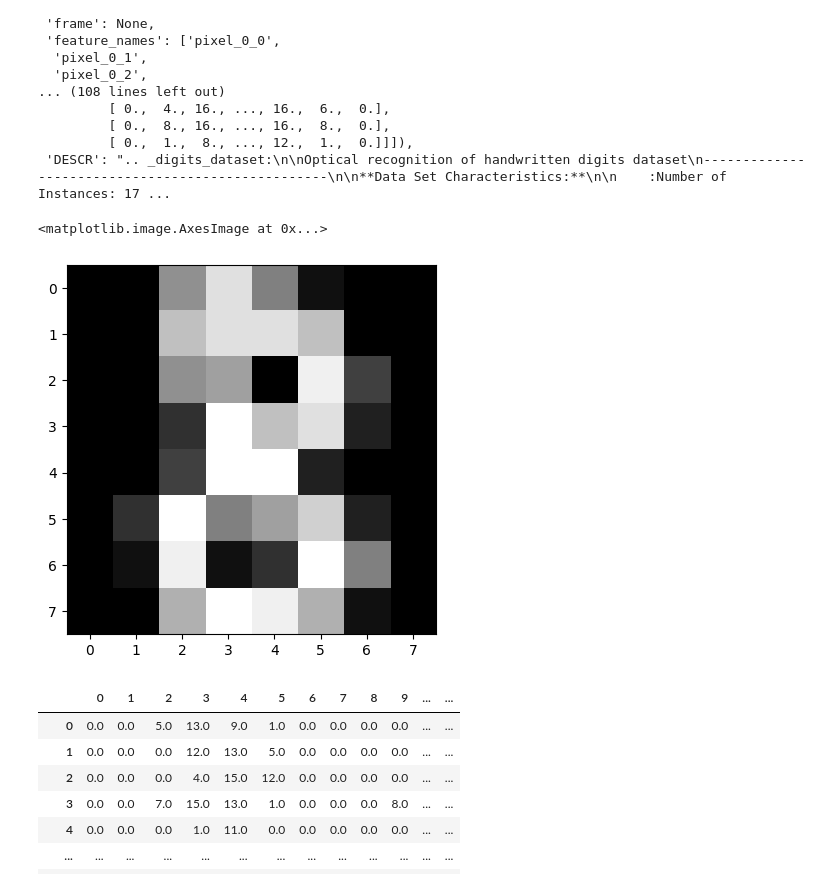
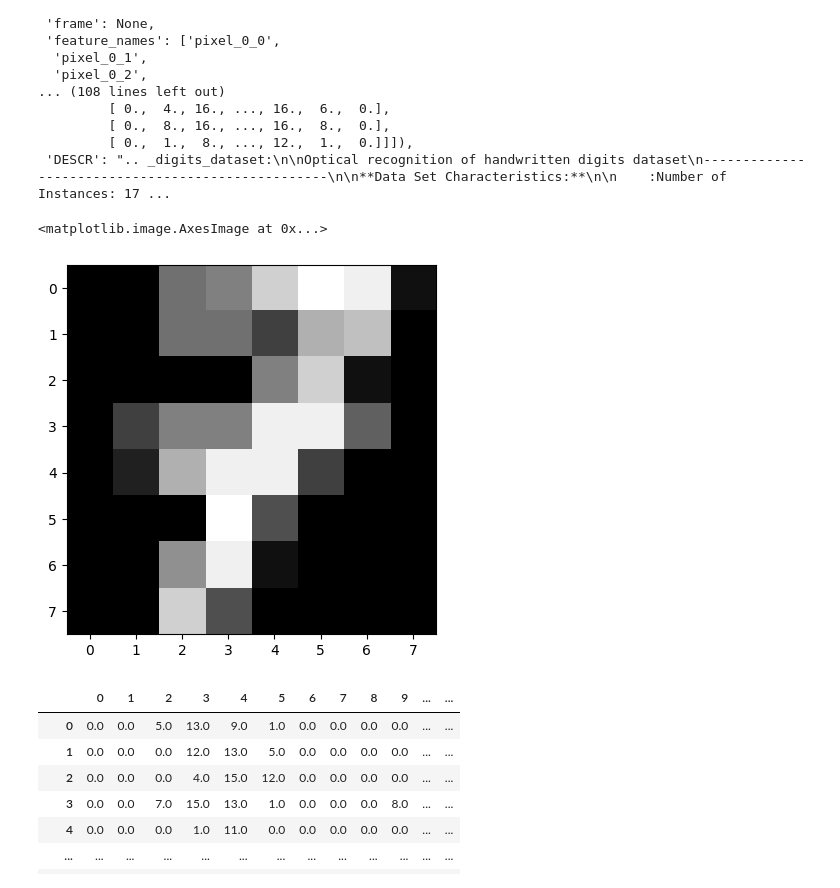
Before and after one commit to aarnab123/using-PCA-dimensionality-reduction, a Jupyter notebook: digits_detection_PCA_ANN_CNN.ipynb, the cells around one changed output. Drawn from its saved outputs; the diff is of its cells as text; code cells hidden in the pictures.

Commit message:
Kaggle Notebook | Digits_detection_PCA_ANN_CNN | Version 5

```diff
--- a/digits_detection_PCA_ANN_CNN.ipynb
+++ b/digits_detection_PCA_ANN_CNN.ipynb
@@ -68,10 +68,10 @@ import matplotlib.pyplot as plt
 import seaborn as sns
 %matplotlib inline
 # %%
-plt.imshow(digits.images[8],cmap=plt.cm.gray)
+plt.imshow(digits.images[7],cmap=plt.cm.gray)
 # %% [output]
 <matplotlib.image.AxesImage at 0x...>
-[figure, old version]
+[figure, new version]
 # %%
 df=pd.DataFrame(digits.data)
 df     # without target variable. only 64 features are here.
```
Also changed, not shown: parts of 26 cells of this notebook.
